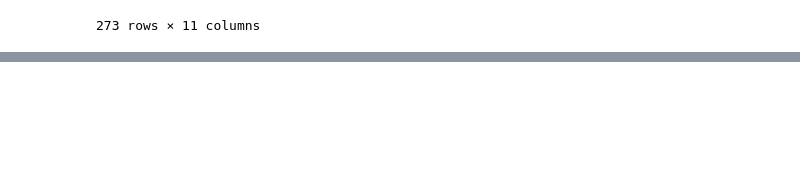
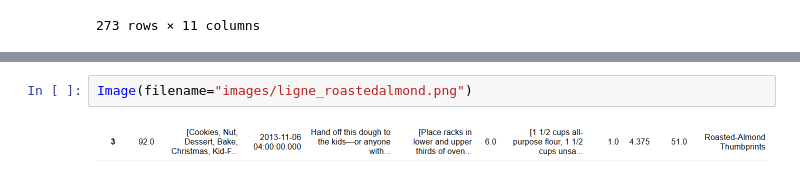
Before and after one commit to Aemiyh/POM_recipe, a Jupyter notebook: notebook/Recipe_1.ipynb, the cells around one changed output, grey strips where cells are left out. Drawn from its saved outputs; the diff is of its cells as text; blank space fills up the shorter version.

```diff
--- a/notebook/Recipe_1.ipynb
+++ b/notebook/Recipe_1.ipynb
@@ -257,0 +263,4 @@ data_small
+# %%
+Image(filename="images/ligne_roastedalmond.png")
+# %% [output]
+[figure, added]
```
Also changed, not shown: parts of 7 cells of this notebook.
